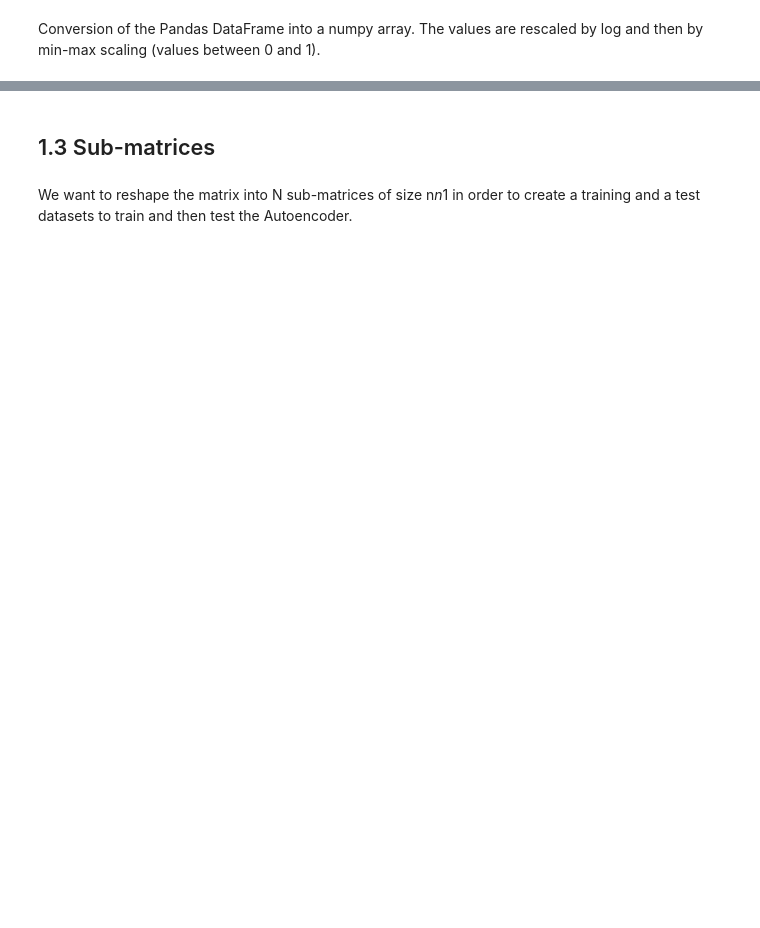
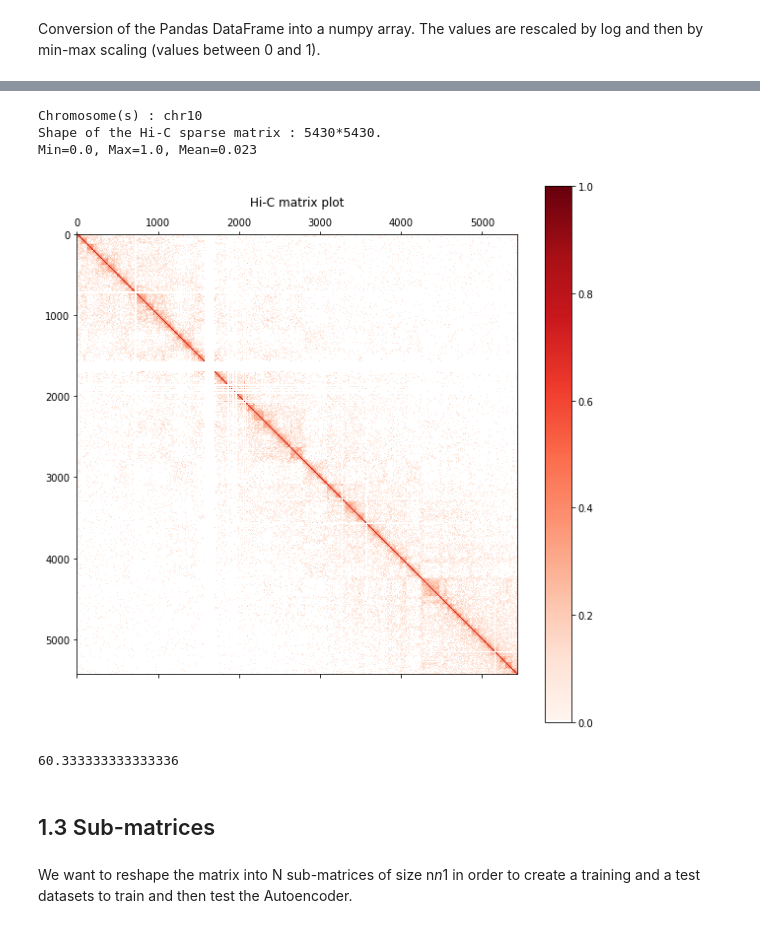
Before and after one commit to hkabbech/DeepHicIntegrator, a Jupyter notebook: extra_code/helene/AE_hic_test.ipynb, the cells around one changed output, grey strips where cells are left out. Drawn from its saved outputs; the diff is of its cells as text; code cells hidden in the pictures; blank space fills up the shorter version.

```diff
--- a/extra_code/helene/AE_hic_test.ipynb
+++ b/extra_code/helene/AE_hic_test.ipynb
@@ -44,7 +44,7 @@ class Hic:
         self.matrix = None
         self.sub_matrices = None
 
-    def set_matrix(self):
+    def set_matrix(self, nb_empty_lines):
         """
             Create a sparse matrix in a very fast way using scipy.sparse module
             and convert it into a numpy array.
@@ -55,12 +55,12 @@ class Hic:
         data = np.array(values.append(values))
         # base_1 and base_2 columns must be converted to index by dividing by the resolution number
         # This step is necesary for the creation of the sparse matrix with scipy.sparse
-        base_1_index = ((self.df.base_1 / self.resolution)+1).astype(int)
-        base_2_index = ((self.df.base_2 / self.resolution)+1).astype(int)
+        base_1_index = ((self.df.base_1 / self.resolution)+nb_empty_lines).astype(int)
+        base_2_index = ((self.df.base_2 / self.resolution)+nb_empty_lines).astype(int)
         row = np.array(base_1_index.append(base_2_index))
         col = np.array(base_2_index.append(base_1_index))
         # Creation of the sparse matrix and conversion into a numpy array
-        self.matrix = coo_matrix((data, (row, col)), shape=(self.size+2, self.size+2)).toarray()
+        self.matrix = coo_matrix((data, (row, col)), shape=(self.size+nb_empty_lines+1, self.size+nb_empty_lines+1)).toarray()
         # Conversion in float32 format
         self.matrix = np.float32(self.matrix)
         # Logarithmic rescale
@@ -72,9 +72,9 @@ class Hic:
         # self.matrix = self.matrix / self.matrix.max()
 
     def print_matrix_informations(self):
+        print("Chromosome(s) : {}".format(", ".join(self.df.chr.unique())))
         print("Shape of the Hi-C sparse matrix : {}*{}."
             .format(self.matrix.shape[0], self.matrix.shape[1]))
-        print("Chromosome(s) : {}".format(", ".join(h.df.chr.unique())))
         print("Min={}, Max={}, Mean={:.2}"
             .format(self.matrix.min(), self.matrix.max(), self.matrix.mean()))
 
@@ -197,0 +177,2 @@ h.plot_matrix()
+# %%
+chr10.set_matrix(9)
@@ -198,3 +189,15 @@ h.plot_matrix()
+# %%
+chr10.print_matrix_informations()
+chr10.plot_matrix()
+# %% [output]
+Chromosome(s) : chr10
+Shape of the Hi-C sparse matrix : 5430*5430.
+Min=0.0, Max=1.0, Mean=0.023
+[figure, added]
+# %%
+5430/90
+# %% [output]
+60.333333333333336
 # %% [markdown]
 ## 1.3 Sub-matrices
 # %% [markdown]
```
Also changed, not shown: parts of 24 cells of this notebook.
